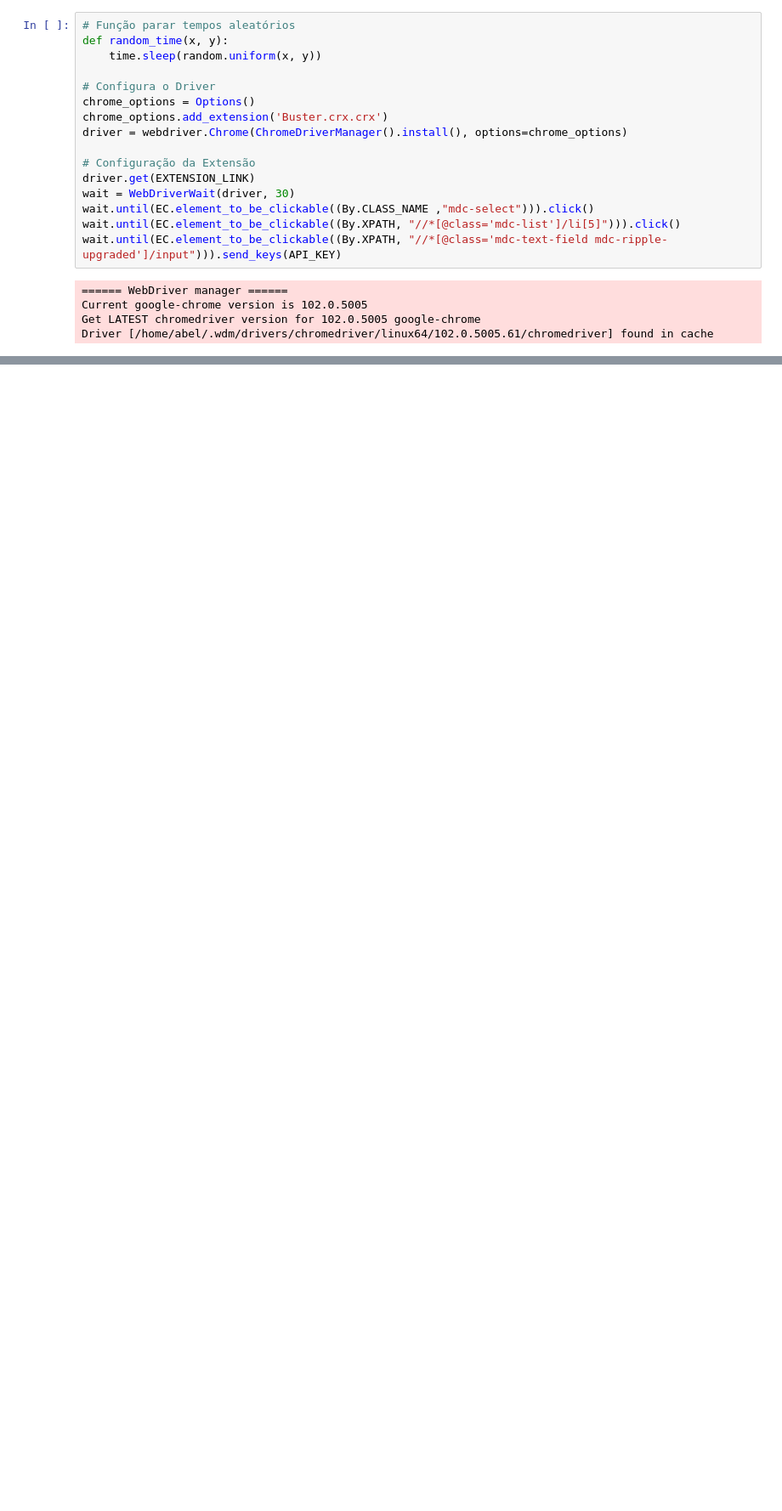
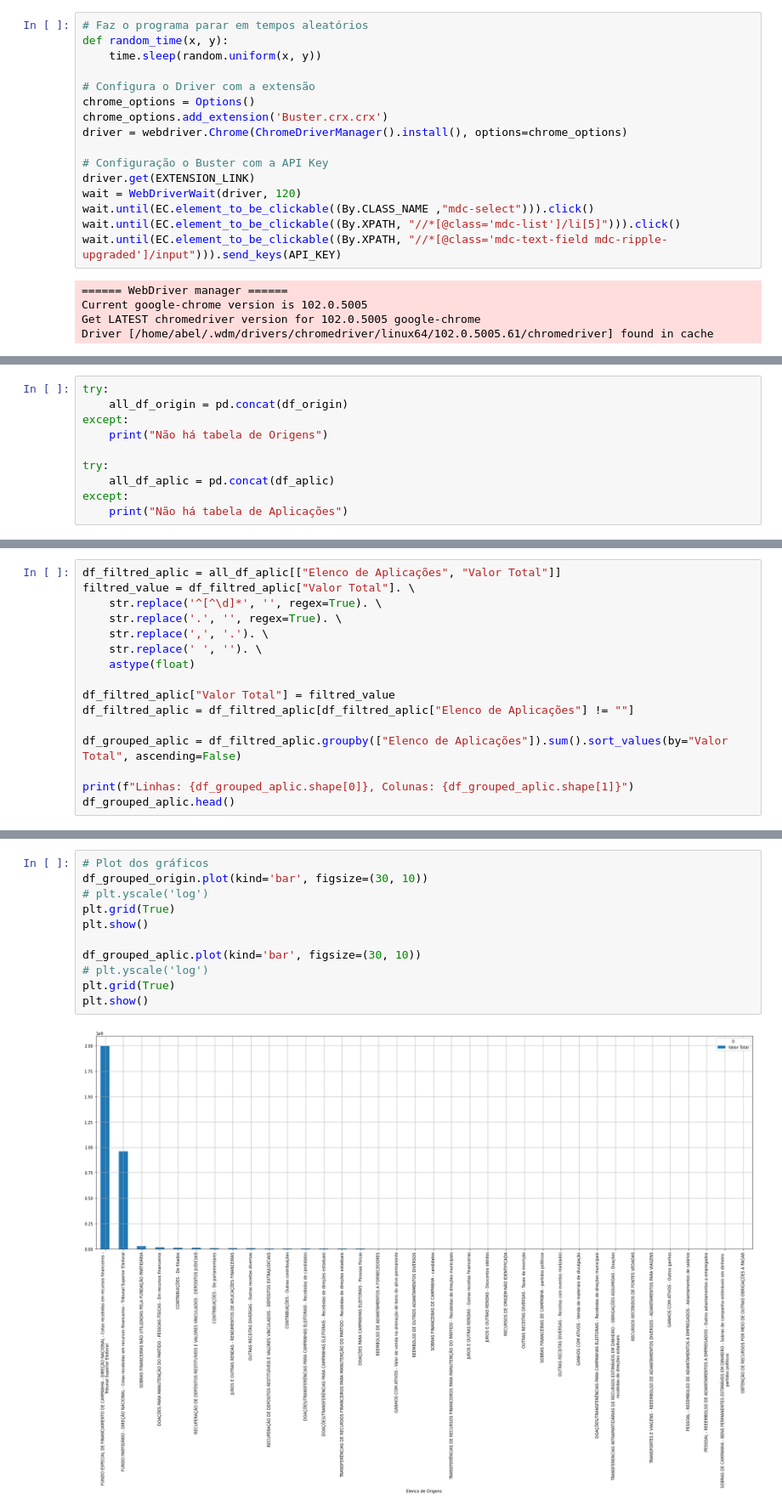
Before and after one commit to FidyBack/Analise_gastos, a Jupyter notebook: prestacao_contas.ipynb, the cells around one changed output, grey strips where cells are left out. Shown: that part at 85% size. Drawn from its saved outputs; the diff is of its cells as text; blank space fills up the shorter version.

Commit message:
Gráficos

```diff
--- a/prestacao_contas.ipynb
+++ b/prestacao_contas.ipynb
@@ -78,16 +116,16 @@ except:
 # %%
-# Função parar tempos aleatórios
+# Faz o programa parar em tempos aleatórios
 def random_time(x, y):
     time.sleep(random.uniform(x, y))
 
-# Configura o Driver
+# Configura o Driver com a extensão
 chrome_options = Options()
 chrome_options.add_extension('Buster.crx.crx')
 driver = webdriver.Chrome(ChromeDriverManager().install(), options=chrome_options)
 
-# Configuração da Extensão
+# Configuração o Buster com a API Key
 driver.get(EXTENSION_LINK)
-wait = WebDriverWait(driver, 30)
+wait = WebDriverWait(driver, 120)
 wait.until(EC.element_to_be_clickable((By.CLASS_NAME ,"mdc-select"))).click()
 wait.until(EC.element_to_be_clickable((By.XPATH, "//*[@class='mdc-list']/li[5]"))).click()
 wait.until(EC.element_to_be_clickable((By.XPATH, "//*[@class='mdc-text-field mdc-ripple-upgraded']/input"))).send_keys(API_KEY)
@@ -201,0 +243,10 @@ PDF de UP salvo com sucesso!
+# %%
+try:
+    all_df_origin = pd.concat(df_origin)
+except:
+    print("Não há tabela de Origens")
+
+try:
+    all_df_aplic = pd.concat(df_aplic)
+except:
+    print("Não há tabela de Aplicações")
@@ -201,0 +305,16 @@ PDF de UP salvo com sucesso!
+# %%
+df_filtred_aplic = all_df_aplic[["Elenco de Aplicações", "Valor Total"]]
+filtred_value = df_filtred_aplic["Valor Total"]. \
+    str.replace('^[^\d]*', '', regex=True). \
+    str.replace('.', '', regex=True). \
+    str.replace(',', '.'). \
+    str.replace(' ', ''). \
+    astype(float)
+
+df_filtred_aplic["Valor Total"] = filtred_value
+df_filtred_aplic = df_filtred_aplic[df_filtred_aplic["Elenco de Aplicações"] != ""]
+
+df_grouped_aplic = df_filtred_aplic.groupby(["Elenco de Aplicações"]).sum().sort_values(by="Valor Total", ascending=False)
+
+print(f"Linhas: {df_grouped_aplic.shape[0]}, Colunas: {df_grouped_aplic.shape[1]}")
+df_grouped_aplic.head()
@@ -201,0 +330,13 @@ PDF de UP salvo com sucesso!
+# %%
+# Plot dos gráficos
+df_grouped_origin.plot(kind='bar', figsize=(30, 10))
+# plt.yscale('log')
+plt.grid(True)
+plt.show()
+
+df_grouped_aplic.plot(kind='bar', figsize=(30, 10))
+# plt.yscale('log')
+plt.grid(True)
+plt.show()
+# %% [output]
+[figure, added]
```
Also changed, not shown: parts of 26 cells of this notebook, 1 other file.
